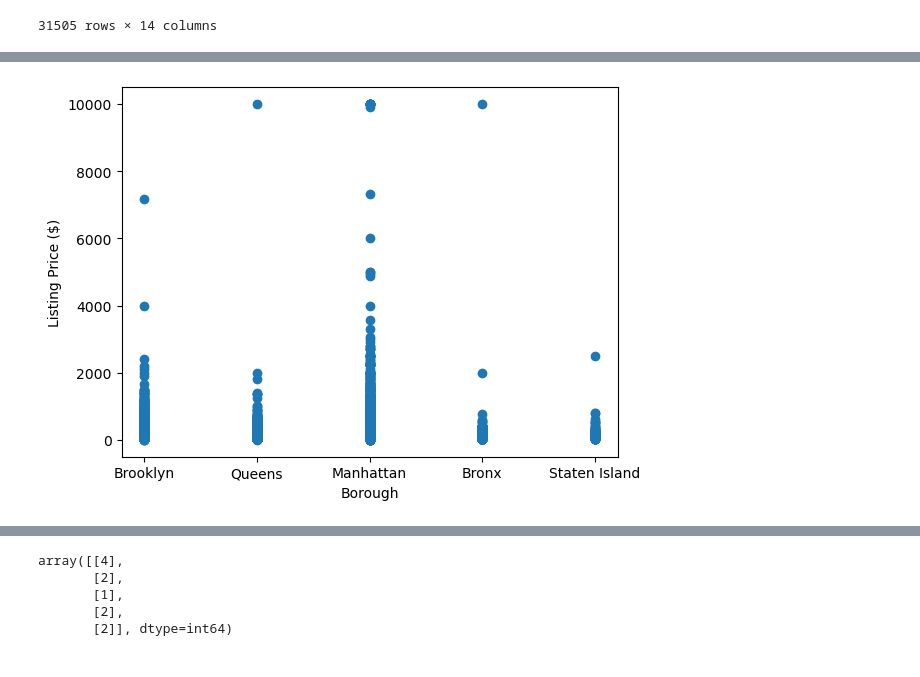
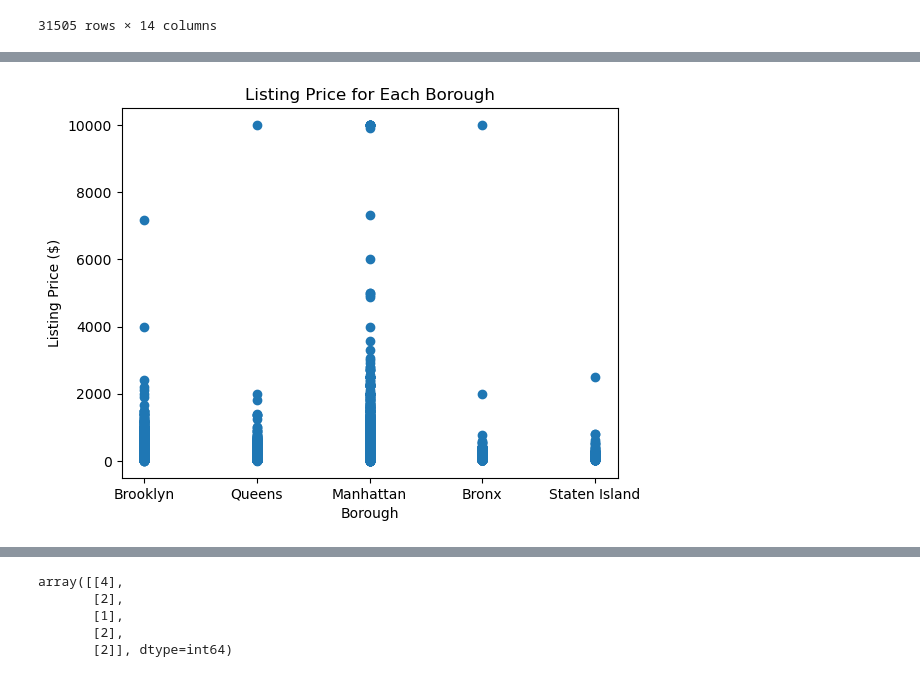
Before and after one commit to lkachury/airbnb_final_project, a Jupyter notebook: Machine_Learning.ipynb, the cells around one changed output, grey strips where cells are left out. Saved outputs shown, nothing was run; the diff lists cells and outputs as text; code cells hidden in the pictures.

```diff
--- a/Machine_Learning.ipynb
+++ b/Machine_Learning.ipynb
@@ -77,8 +95,9 @@ plt.show()
 # %%
 # Visually inspect the relationship between Borough and Price:
 plt.scatter(listings_df.borough, listings_df.price)
+plt.title("Listing Price for Each Borough")
 plt.xlabel("Borough")
 plt.ylabel("Listing Price ($)")
 plt.show()
 # %% [output]
-[figure, old version]
+[figure, new version]
```
Also changed, not shown: parts of 80 cells of this notebook, 1 other file.
